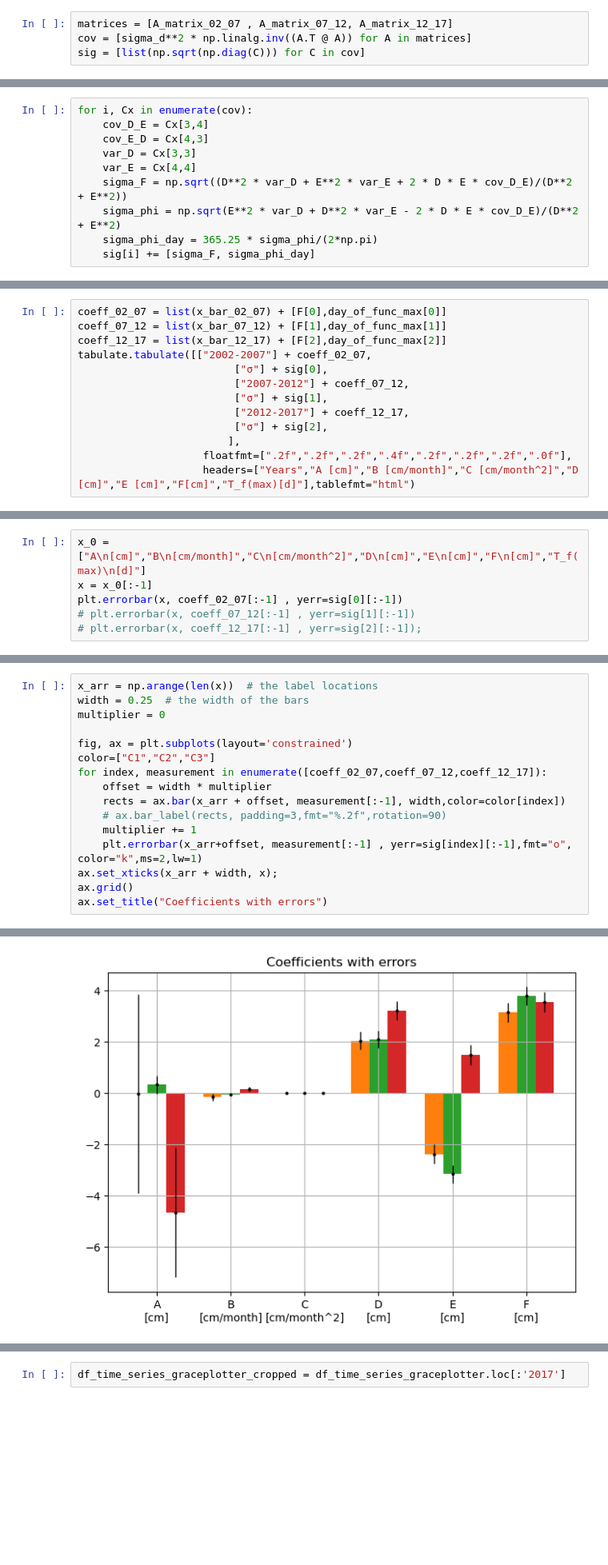
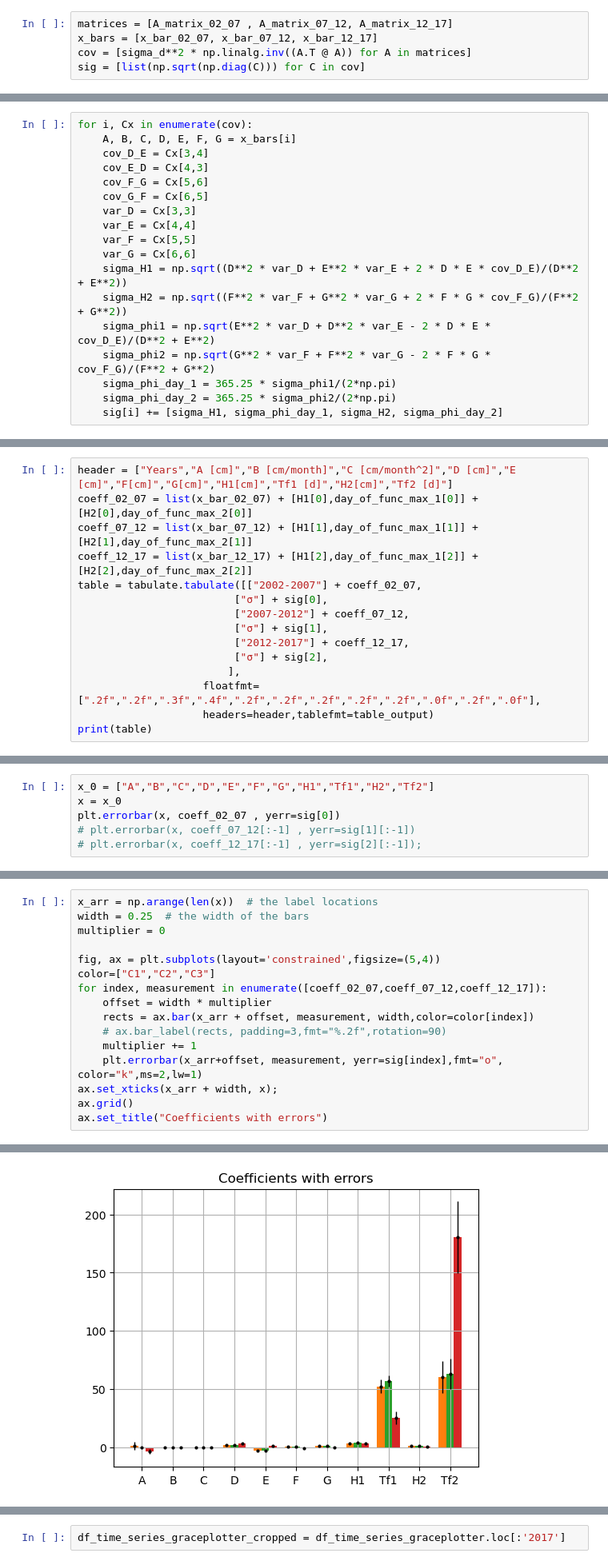
Before and after one commit to Daafip/gravity-anomalies-lena-basin, a Jupyter notebook: Project_grace_filtered.ipynb, the cells around one changed output, grey strips where cells are left out. Shown at 80% size. Cells and saved outputs as stored; diff of their text form; blank space fills up the shorter version.

```diff
--- a/Project_grace_filtered.ipynb
+++ b/Project_grace_filtered.ipynb
@@ -992,5 +1119,6 @@ unbiased estimation of sigma_d = 1.868cm
 # %%
 matrices = [A_matrix_02_07 , A_matrix_07_12, A_matrix_12_17]
+x_bars = [x_bar_02_07, x_bar_07_12, x_bar_12_17]
 cov = [sigma_d**2 * np.linalg.inv((A.T @ A)) for A in matrices]
 sig = [list(np.sqrt(np.diag(C))) for C in cov]
 # %%
@@ -1015,12 +1145,20 @@ However we need to look af F and Phi
 \end{equation}
 # %%
 for i, Cx in enumerate(cov):
+    A, B, C, D, E, F, G = x_bars[i]
     cov_D_E = Cx[3,4]
     cov_E_D = Cx[4,3]
+    cov_F_G = Cx[5,6]
+    cov_G_F = Cx[6,5]
     var_D = Cx[3,3]
     var_E = Cx[4,4]
-    sigma_F = np.sqrt((D**2 * var_D + E**2 * var_E + 2 * D * E * cov_D_E)/(D**2 + E**2))
-    sigma_phi = np.sqrt(E**2 * var_D + D**2 * var_E - 2 * D * E * cov_D_E)/(D**2 + E**2)
-    sigma_phi_day = 365.25 * sigma_phi/(2*np.pi)
-    sig[i] += [sigma_F, sigma_phi_day]
+    var_F = Cx[5,5]
+    var_G = Cx[6,6]
+    sigma_H1 = np.sqrt((D**2 * var_D + E**2 * var_E + 2 * D * E * cov_D_E)/(D**2 + E**2))
+    sigma_H2 = np.sqrt((F**2 * var_F + G**2 * var_G + 2 * F * G * cov_F_G)/(F**2 + G**2))
+    sigma_phi1 = np.sqrt(E**2 * var_D + D**2 * var_E - 2 * D * E * cov_D_E)/(D**2 + E**2)
+    sigma_phi2 = np.sqrt(G**2 * var_F + F**2 * var_G - 2 * F * G * cov_F_G)/(F**2 + G**2)
+    sigma_phi_day_1 = 365.25 * sigma_phi1/(2*np.pi)
+    sigma_phi_day_2 = 365.25 * sigma_phi2/(2*np.pi)
+    sig[i] += [sigma_H1, sigma_phi_day_1, sigma_H2, sigma_phi_day_2]
 # %%
@@ -1037,16 +1178,18 @@ tabulate.tabulate([["2002-2007"] + sig[0],
 # %% [markdown]
 ## Compare values and sigma
 # %%
-coeff_02_07 = list(x_bar_02_07) + [F[0],day_of_func_max[0]]
-coeff_07_12 = list(x_bar_07_12) + [F[1],day_of_func_max[1]]
-coeff_12_17 = list(x_bar_12_17) + [F[2],day_of_func_max[2]]
-tabulate.tabulate([["2002-2007"] + coeff_02_07,
+header = ["Years","A [cm]","B [cm/month]","C [cm/month^2]","D [cm]","E [cm]","F[cm]","G[cm]","H1[cm]","Tf1 [d]","H2[cm]","Tf2 [d]"]
+coeff_02_07 = list(x_bar_02_07) + [H1[0],day_of_func_max_1[0]] + [H2[0],day_of_func_max_2[0]]
+coeff_07_12 = list(x_bar_07_12) + [H1[1],day_of_func_max_1[1]] + [H2[1],day_of_func_max_2[1]]
+coeff_12_17 = list(x_bar_12_17) + [H1[2],day_of_func_max_1[2]] + [H2[2],day_of_func_max_2[2]]
+table = tabulate.tabulate([["2002-2007"] + coeff_02_07,
                          ["σ"] + sig[0],
                          ["2007-2012"] + coeff_07_12,
                          ["σ"] + sig[1],
                          ["2012-2017"] + coeff_12_17,
                          ["σ"] + sig[2],
                         ],
-                    floatfmt=[".2f",".2f",".2f",".4f",".2f",".2f",".2f",".0f"],
-                    headers=["Years","A [cm]","B [cm/month]","C [cm/month^2]","D [cm]","E [cm]","F[cm]","T_f(max)[d]"],tablefmt="html")
+                    floatfmt=[".2f",".2f",".3f",".4f",".2f",".2f",".2f",".2f",".2f",".0f",".2f",".0f"],
+                    headers=header,tablefmt=table_output)
+print(table)
 # %% [output]
@@ -1060,7 +1204,7 @@ tabulate.tabulate([["2002-2007"] + coeff_02_07,
 # %%
-x_0 = ["A\n[cm]","B\n[cm/month]","C\n[cm/month^2]","D\n[cm]","E\n[cm]","F\n[cm]","T_f(max)\n[d]"]
-x = x_0[:-1]
-plt.errorbar(x, coeff_02_07[:-1] , yerr=sig[0][:-1])
+x_0 = ["A","B","C","D","E","F","G","H1","Tf1","H2","Tf2"]
+x = x_0
+plt.errorbar(x, coeff_02_07 , yerr=sig[0])
 # plt.errorbar(x, coeff_07_12[:-1] , yerr=sig[1][:-1])
 # plt.errorbar(x, coeff_12_17[:-1] , yerr=sig[2][:-1]);
 # %% [output]
@@ -1069,22 +1213,22 @@ plt.errorbar(x, coeff_02_07[:-1] , yerr=sig[0][:-1])
 # %%
 x_arr = np.arange(len(x))  # the label locations
 width = 0.25  # the width of the bars
 multiplier = 0
 
-fig, ax = plt.subplots(layout='constrained')
+fig, ax = plt.subplots(layout='constrained',figsize=(5,4))
 color=["C1","C2","C3"]
 for index, measurement in enumerate([coeff_02_07,coeff_07_12,coeff_12_17]):
     offset = width * multiplier
-    rects = ax.bar(x_arr + offset, measurement[:-1], width,color=color[index])
+    rects = ax.bar(x_arr + offset, measurement, width,color=color[index])
     # ax.bar_label(rects, padding=3,fmt="%.2f",rotation=90)
     multiplier += 1
-    plt.errorbar(x_arr+offset, measurement[:-1] , yerr=sig[index][:-1],fmt="o", color="k",ms=2,lw=1)
+    plt.errorbar(x_arr+offset, measurement, yerr=sig[index],fmt="o", color="k",ms=2,lw=1)
 ax.set_xticks(x_arr + width, x);
 ax.grid()
 ax.set_title("Coefficients with errors")
 # %% [output]
 Text(0.5, 1.0, 'Coefficients with errors')
-[figure, old version]
+[figure, new version]
 # %%
 x_arr = np.arange(1)  # the label locations
 width = 0.25  # the width of the bars
```
Also changed, not shown: parts of 70 cells of this notebook, 2 other files.
